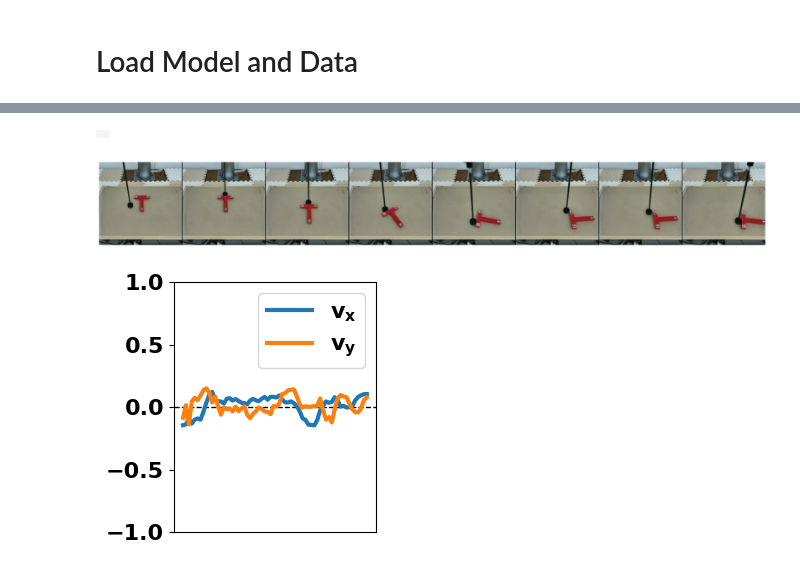
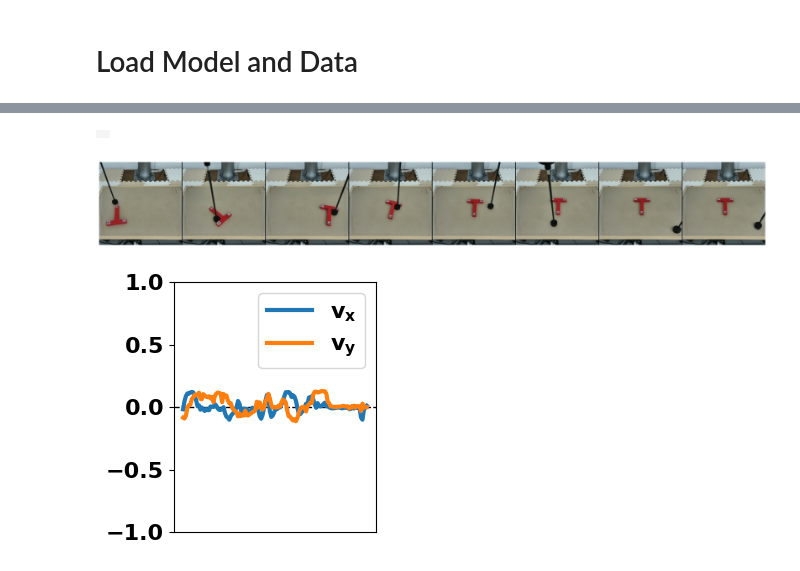
Before and after one commit to FelixLeb/dreamerV4-UWM, a Jupyter notebook: notebooks/planning.ipynb, the cells around one changed output, grey strips where cells are left out. Saved outputs shown, nothing was run; the diff lists cells and outputs as text; code cells hidden in the pictures.

```diff
--- a/notebooks/planning.ipynb
+++ b/notebooks/planning.ipynb
@@ -127,9 +127,9 @@ def plotActions(actions, figsize=None):
     plt.tight_layout()
     plt.show()
 # %%
-num_pred_steps = 32
+num_pred_steps = 63
 num_diffusion_steps = 16
-T_ctx = 24
+T_ctx = 1
 latents_ctx = latents[:, :T_ctx, ...].clone()
 # %%
 ctx_actions_policy = actions[:T_ctx][None].cuda()  # (1, T_ctx, n_act)
@@ -210,7 +209,7 @@ def policy_sampler(
         obs_sigma_idx[:, :T_ctx] = tau_cond_idx
         act_sigma_idx[:, :T_ctx] = tau_cond_idx
 
-        z_hat, act_hat = denoiser(
+        z_hat, act_hat, _ = denoiser(
             noisy_act    = z_act,
             noisy_obs    = z,
             obs_sigma_idx= obs_sigma_idx,
@@ -288,10 +287,10 @@ def rolling_window_policy_sampler(
     return torch.cat(pred_obs_chunks, dim=1), torch.cat(pred_act_chunks, dim=1)
 # %%
 # Rolling-window rollout: generate a long horizon while keeping model context bounded.
-T_init           = 8       # frames of real history to seed with
-total_pred_steps = 64      # total frames to roll out
-chunk_size       = 8       # k: frames generated per sampler call
-max_context      = 24      # cap on frames fed to the model
+T_init           = 1       # frames of real history to seed with
+total_pred_steps = 256      # total frames to roll out
+chunk_size       = 4       # k: frames generated per sampler call
+max_context      = 2      # cap on frames fed to the model
 
 init_latents = latents[:, :T_init, ...].clone()
 init_actions = actions[:T_init][None].cuda()
@@ -305,6 +304,7 @@ with torch.autocast(device_type='cuda', dtype=torch.bfloat16):
         chunk_size         = chunk_size,
         max_context        = max_context,
         num_diffusion_steps= num_diffusion_steps,
+        context_cond_tau = 0.9,
     )
     with torch.no_grad():
         roll_imgs = tokenizer.decode(roll_obs)
@@ -394,7 +394,7 @@ def progressive_rolling_sampler(
 
         step_idx_tensor = torch.zeros((B, C + cur_F), dtype=torch.long, device=device)
 
-        z_hat, act_hat = denoiser(
+        z_hat, act_hat, _ = denoiser(
             noisy_act    = act_in,
             noisy_obs    = obs_in,
             obs_sigma_idx= sigma_idx,
@@ -436,30 +436,33 @@ def progressive_rolling_sampler(
     return torch.cat(pred_obs_buf, dim=1), torch.cat(pred_act_buf, dim=1)
 # %%
 # Progressive autoregressive rollout: per-frame staircase noise schedule.
-T_init           = 64       # frames of real history to seed with
-total_pred_steps = 64      # frames to emit
-window_size      = 16       # F: per-frame staircase depth (= #steps to clean one frame)
-context_size     = 2       # C: clean overlap-conditioning prefix
+total_pred_steps = 128      # frames to emit
+window_size      = 4       # F: per-frame staircase depth (= #steps to clean one frame)
+context_size     = 8       # C: clean overlap-conditioning prefix
 
-init_latents = latents[:, :T_init, ...].clone()
-init_actions = actions[:T_init][None].cuda()
+# init_latents = latents[:, :T_init, ...].clone()
+# init_actions = actions[:T_init][None].cuda()
+
+init_latents = latents[:, 0, ...].clone().unsqueeze(1).repeat(1, context_size, 1, 1)
+init_actions = torch.zeros_like(actions[:context_size][None].cuda())
+
 
 with torch.autocast(device_type='cuda', dtype=torch.bfloat16):
     prog_obs, prog_act = progressive_rolling_sampler(
         denoiser,
         init_latents     = init_latents,
         init_actions     = init_actions,
         total_pred_steps = total_pred_steps,
         window_size      = window_size,
         context_size     = context_size,
     )
     with torch.no_grad():
         prog_imgs = tokenizer.decode(prog_obs)
 
 plotVideo(prog_imgs[0].to(torch.float32))
 plotSnapshots(prog_imgs[0].to(torch.float32), n_frames=8)
 plotActions(prog_act[0].cpu().float().numpy())
 # %% [output]
 |  |
-[figure, old version]
+[figure, new version]
-[figure, old version]
+[figure, new version]
```
Also changed, not shown: parts of 25 cells of this notebook, 20 other files.
